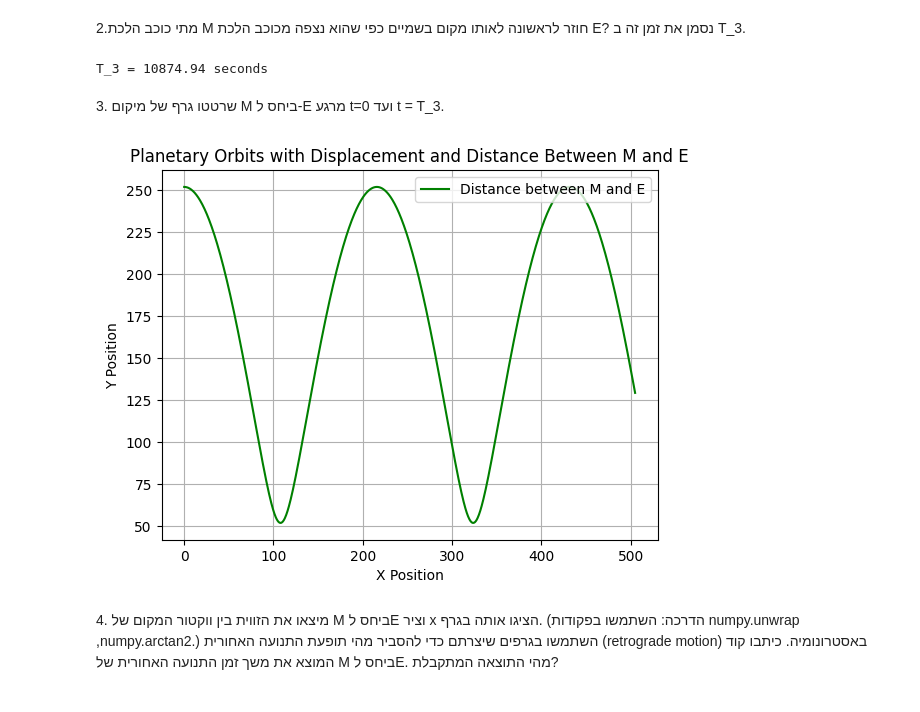
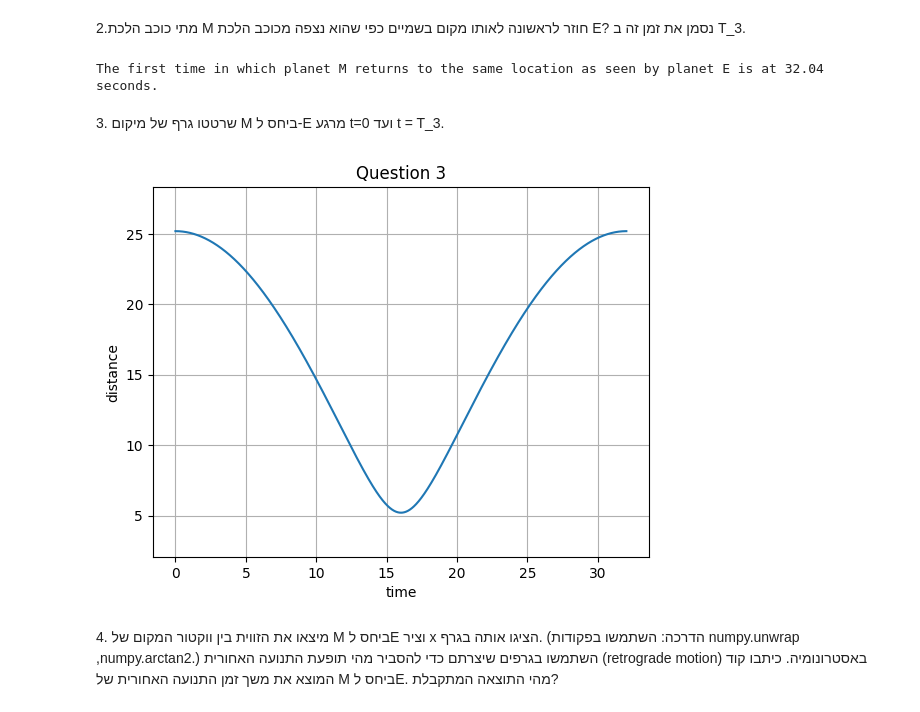
Before and after one commit to KoganTheDev/Physics_1, a Jupyter notebook: HWs/HW1_207840042_314700428.ipynb, the cells around one changed output. Drawn from its saved outputs; the diff is of its cells as text; code cells hidden in the pictures.

```diff
--- a/HWs/HW1_207840042_314700428.ipynb
+++ b/HWs/HW1_207840042_314700428.ipynb
@@ -56,49 +58,33 @@ plt.show()
 # %% [markdown]
 <p dir="rtl">2.מתי כוכב הלכת M חוזר לראשונה לאותו מקום בשמיים כפי שהוא נצפה מכוכב הלכת E? נסמן את זמן זה ב T_3.</p>
-# %%
-# Question 2
-relative_angle = np.unwrap(theta_M - theta_E) # Find the angular difference between the planets.
-
-T_3 = None
-for i in range(1, len(t)):
-    if abs(relative_angle[i]) % (2 * np.pi) < 1e-2:
-        T_3 = t[i] * period_time_E
-        break
-
-if T_3:
-    print(f"T_3 = {T_3:.2f} seconds")
-else:
-    print("T_3 not found within the given range.")
-# %% [output]
-T_3 = 10874.94 seconds
+# %%
+# Explanation and formulas in the appendix
+T3 = 2.136 * period_time_E
+print(f"The first time in which planet M returns to the same location as seen by planet E is at {T3:.2f} seconds.")
+# %% [output]
+The first time in which planet M returns to the same location as seen by planet E is at 32.04 seconds.
 # %% [markdown]
 <p dir="rtl">3. שרטטו גרף של מיקום M ביחס ל-E מרגע t=0 ועד t = T_3.</p>
-# %%
-# Calculate distance between M and E for each time step
-distances = np.sqrt((M_x_position - E_x_position)**2 + (M_y_position - E_y_position)**2)
-
-# Question 3
-T_3_index = np.argmin(np.abs(t - T_3))  # Find the index where t is closest to T_3
-
-# Get the position of M at t = 0
-M_x_0, M_y_0 = position(theta_M[0], radius_M)  # Position of M at t=0
-
-# Get the position of M at T_3 using the correct index
-M_x_T3, M_y_T3 = position(theta_M[T_3_index], radius_M)  # Position of M at T_3
-
-# Calculate displacement difference between M at T_3 and M at t=0
-displacement_M = np.sqrt((M_x_T3 - M_x_0)**2 + (M_y_T3 - M_y_0)**2)
-
-# Add line graph for the changing distance between M and E
-plt.plot(t, distances, color='green', label="Distance between M and E")
-
-plt.xlabel("X Position")
-plt.ylabel("Y Position")
-plt.legend(loc='upper right')
-plt.title("Planetary Orbits with Displacement and Distance Between M and E")
-plt.grid()
-plt.show()
-# %% [output]
-[figure, removed]
+# %%
+# Question 3
+t_new = np.arange(0, T3, dt)
+theta_E = 2 * pi * t_new / period_time_E
+theta_M =  2 * pi * t_new / period_time_M + pi
+
+E_x_position, E_y_position = position(theta_E, radius_E)
+M_x_position, M_y_position = position(theta_M, radius_M)
+
+distance = np.sqrt((E_x_position - M_x_position)**2 + (E_y_position - M_y_position) ** 2)
+
+# Plot the diagram
+plt.plot(t_new, distance)
+plt.title("Question 3")
+plt.xlabel('time')
+plt.ylabel('distance')
+plt.axis('equal')
+plt.grid('true')
+plt.show()
+# %% [output]
+[figure, added]
 # %% [markdown]
 <p dir="rtl">4. מיצאו את הזווית בין ווקטור המקום של M ביחס לE וציר x הציגו אותה בגרף. (הדרכה: השתמשו בפקודות numpy.unwrap ,numpy.arctan2.) השתמשו בגרפים שיצרתם כדי להסביר מהי תופעת התנועה האחורית (retrograde motion) באסטרונומיה. כיתבו קוד המוצא את משך זמן התנועה האחורית של M ביחס לE. מהי התוצאה המתקבלת?</p>
```
Also changed, not shown: parts of 7 cells of this notebook.
